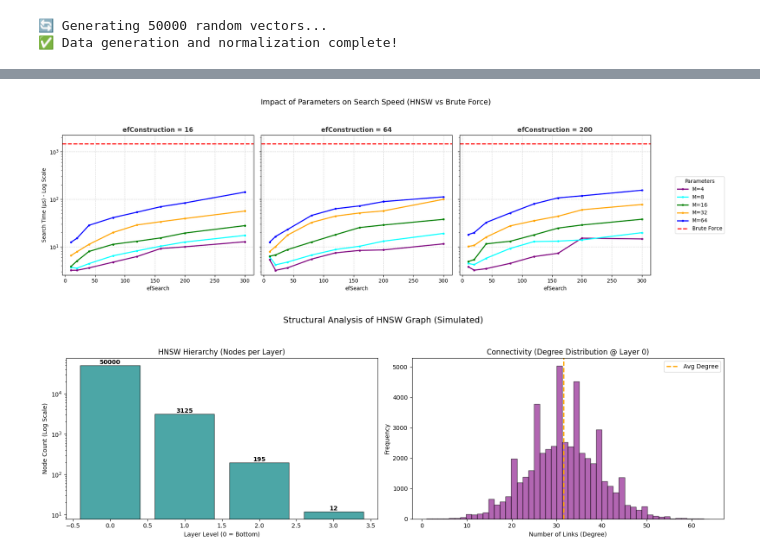
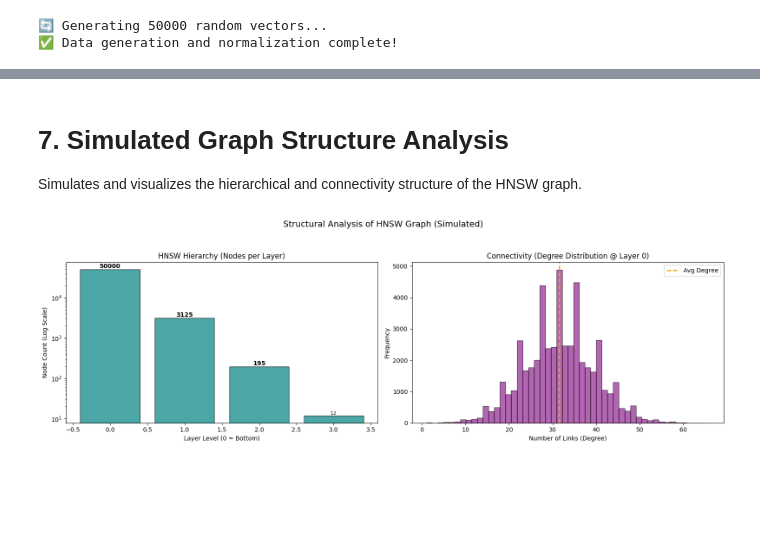
Before and after one commit to dsa-advanced-assignment-hnsw/hnsw, a Jupyter notebook: HNSW_vs_BruteForce_Analysis.ipynb, the cells around one changed output, grey strips where cells are left out. Cells and saved outputs as stored; diff of their text form; code cells hidden in the pictures; blank space fills up the shorter version.

```diff
--- a/HNSW_vs_BruteForce_Analysis.ipynb
+++ b/HNSW_vs_BruteForce_Analysis.ipynb
@@ -1,20 +5,21 @@
 # %%
-# --- CELL 1: SETUP & DATA GENERATION ---
 import numpy as np
 import hnswlib
 import time
 import matplotlib.pyplot as plt
 from matplotlib.ticker import ScalarFormatter
 
-# Global Configuration
+# --- Global Configuration ---
 DIM = 128               # Vector dimensionality
 NUM_ELEMENTS = 50000    # Database size
 NUM_QUERIES = 100       # Number of queries to test
 TARGET_K = 1            # Target K for deep dive analysis (Recall@1)
 K_VALUES = [1, 5, 10, 20, 50, 100] # K values for general benchmarking
 
-# Normalization Function (Required for Cosine Distance)
+# --- DATA GENERATION ---
+
 def normalize(v):
+    """Normalize vectors to unit length."""
     return v / np.linalg.norm(v, axis=1, keepdims=True)
 
 print(f"🔄 Generating {NUM_ELEMENTS} random vectors...")
@@ -269,98 +357,57 @@ plt.show()
-# %%
-# --- CELL 6: VISUALIZATION - SEARCH TIME vs efSearch ---
-
-fig, axes = plt.subplots(1, 3, figsize=(18, 5), sharey=True)
-
-# Auto-scale Y-axis to fit both HNSW and Brute Force
-all_times = []
-for ef in experiment_results:
-    for m in experiment_results[ef]:
-        all_times.extend(experiment_results[ef][m]['time'])
-
-y_min = min(all_times) * 0.8 if all_times else 10
-y_max = max(max(all_times), bf_time_us) * 1.5 # Ensure Brute Force is visible
-
-for i, efConst in enumerate(efConst_values):
-    ax = axes[i]
-
-    # 1. Plot HNSW Curves
-    if efConst in experiment_results:
-        for M in M_values:
-            if M in experiment_results[efConst]:
-                y_values = experiment_results[efConst][M]['time']
-                ax.plot(efSearch_values, y_values, marker='.', linewidth=2,
-                        color=color_map.get(M, 'gray'), label=f'M={M}')
-
-    # 2. Plot Brute Force Baseline
-    ax.axhline(y=bf_time_us, color='red', linestyle='--', linewidth=2, label='Brute Force')
-
-    # Styling
-    ax.set_title(f'efConstruction = {efConst}', fontsize=12, fontweight='bold', color='#333')
-    ax.set_xlabel('efSearch')
-    ax.set_yscale('log') # Log scale for better visibility
-    ax.set_ylim(y_min, y_max)
-    ax.grid(True, linestyle='--', alpha=0.5)
-
-    if i == 0: ax.set_ylabel('Search Time (µs) - Log Scale')
-    if i == 2:
-        # Get handles to organize legend
-        handles, labels = ax.get_legend_handles_labels()
-        ax.legend(handles, labels, title='Parameters', loc='center right', bbox_to_anchor=(1.4, 0.5))
-
-plt.suptitle("Impact of Parameters on Search Speed (HNSW vs Brute Force)", fontsize=14, y=1.05)
-plt.tight_layout()
-plt.show()
-# %% [output]
-[figure, removed]
+# %% [markdown]
+# 7. Simulated Graph Structure Analysis
+
+Simulates and visualizes the hierarchical and connectivity structure of the HNSW graph.
 # %%
-# --- CELL 7: GRAPH STRUCTURE ANALYSIS (Simulation) ---
-# NOTE: Since hnswlib doesn't expose internal graph data easily in Python,
-# we simulate the theoretical structure for visualization purposes.
+# --- GRAPH STRUCTURE ANALYSIS (Simulation) ---
 
 def simulate_hnsw_structure(num_elements, M):
+    """Simulates the layer and degree structure of the HNSW graph."""
     layers = []
     # Layer 0 (Bottom Layer): Contains all nodes
-    # Degree distribution is Gaussian around 2*M
     deg_L0 = np.random.normal(loc=M*2, scale=M/2, size=num_elements).astype(int)
-    deg_L0 = np.clip(deg_L0, 1, None) # Ensure at least 1 link
+    deg_L0 = np.clip(deg_L0, 1, None)
     layers.append(deg_L0)
 
-    # Upper Layers: Number of nodes decays exponentially (1/M)
+    # Upper Layers: Node count decays exponentially (1/M)
     count = num_elements
     while count > M:
         count = int(count / M)
         if count == 0: break
-        # Upper layers typically have degree around M
         deg = np.random.normal(loc=M, scale=M/4, size=count).astype(int)
         layers.append(deg)
     return layers
 
 # Generate mock data for M=16
 mock_layers = simulate_hnsw_structure(NUM_ELEMENTS, 16)
 node_counts = [len(l) for l in mock_layers]
 
-# Plotting
+# Visualization
 fig, (ax1, ax2) = plt.subplots(1, 2, figsize=(16, 5))
 
 # Plot 1: Hierarchy (Nodes per Layer)
 ax1.bar(range(len(node_counts)), node_counts, color='teal', alpha=0.7, edgecolor='black')
 ax1.set_yscale('log')
 ax1.set_title('HNSW Hierarchy (Nodes per Layer)')
 ax1.set_xlabel('Layer Level (0 = Bottom)')
 ax1.set_ylabel('Node Count (Log Scale)')
 for i, v in enumerate(node_counts):
-    ax1.text(i, v, str(v), ha='center', va='bottom', fontweight='bold')
+    if v > 100:
+        ax1.text(i, v, str(v), ha='center', va='bottom', fontweight='bold')
+    else:
+         ax1.text(i, v, str(v), ha='center', va='bottom', fontsize=8)
 
-# Plot 2: Connectivity (Degree Distribution at Layer 0)
+
+# Plot 2: Connectivity (Degree Distribution @ Layer 0)
 ax2.hist(mock_layers[0], bins=50, color='purple', alpha=0.6, edgecolor='black')
 ax2.axvline(np.mean(mock_layers[0]), color='orange', linestyle='--', linewidth=2, label='Avg Degree')
 ax2.set_title('Connectivity (Degree Distribution @ Layer 0)')
 ax2.set_xlabel('Number of Links (Degree)')
 ax2.set_ylabel('Frequency')
 ax2.legend()
 
 plt.suptitle("Structural Analysis of HNSW Graph (Simulated)", fontsize=14, y=1.05)
 plt.tight_layout()
 plt.show()
 # %% [output]
-[figure, old version]
+[figure, new version]
```
Also changed, not shown: parts of 11 cells of this notebook.
